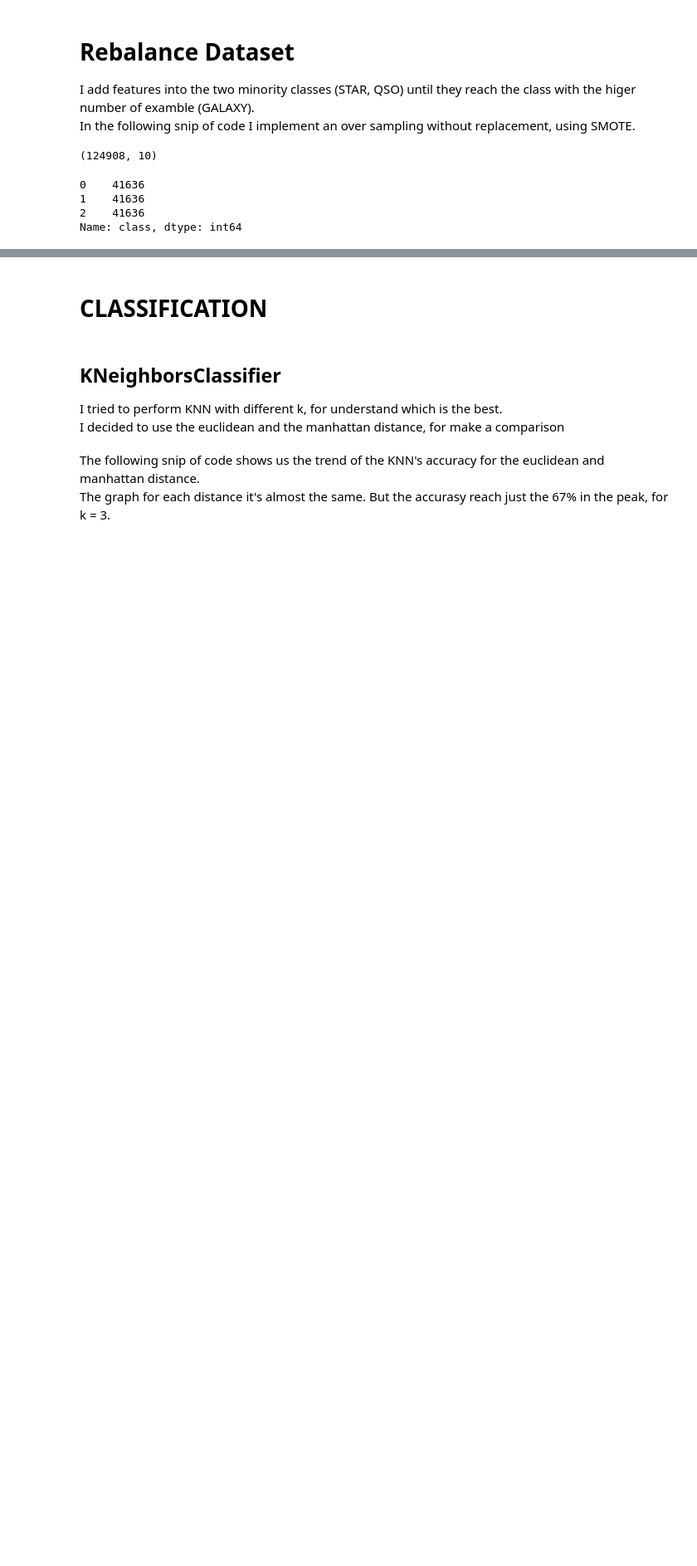
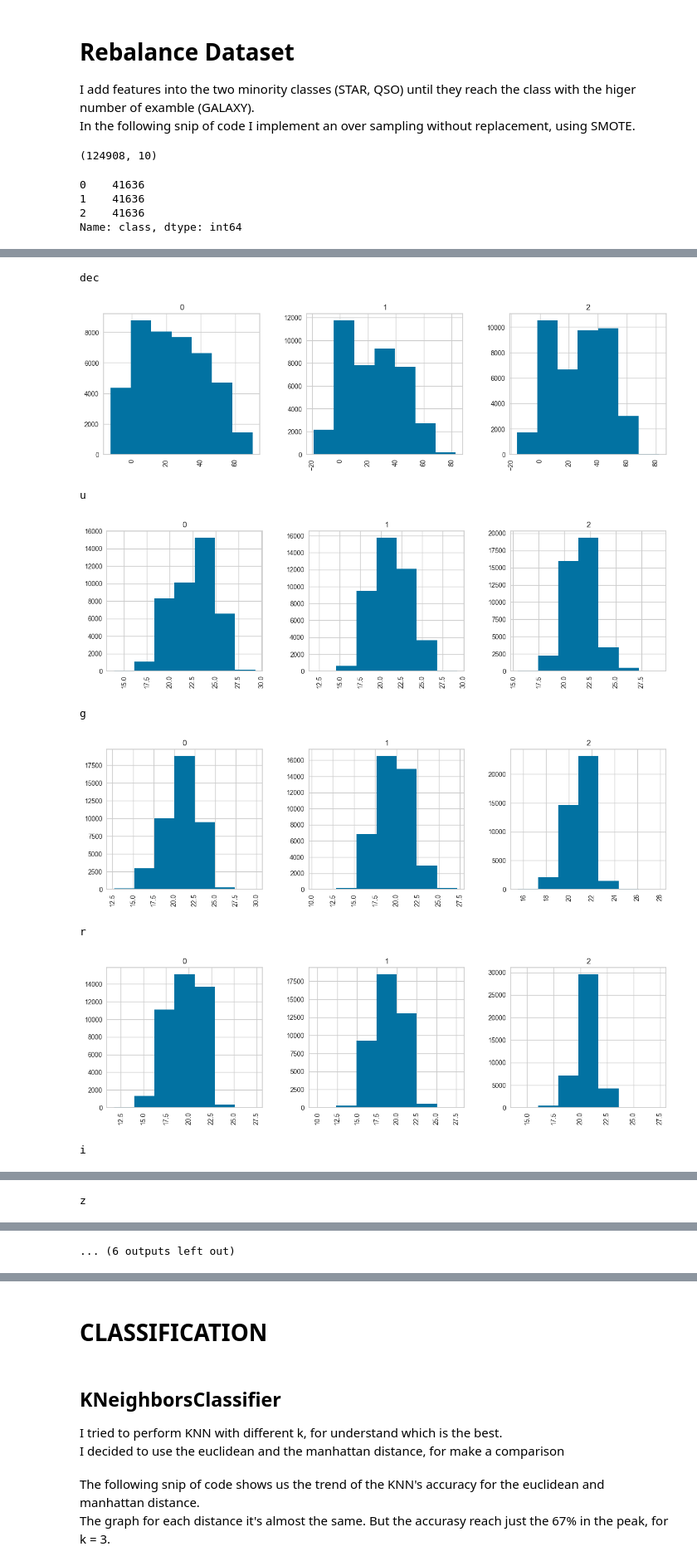
Before and after one commit to gabrielemarino-gm/StellarClassificator, a Jupyter notebook: project.ipynb, the cells around one changed output, grey strips where cells are left out. Shown at 83% size. Saved outputs shown, nothing was run; the diff lists cells and outputs as text; code cells hidden in the pictures; blank space fills up the shorter version.

```diff
--- a/project.ipynb
+++ b/project.ipynb
@@ -168,15 +214,14 @@ dfStarsNormalize['class'] = dfStarsNormalize['class'].replace({'GALAXY': 0, 'STA
 <h1>Split the dataset in training set and test set.</h1>
 # %%
 # Split the dataset into features and classs
-X = dfStarsNormalize.drop('class', axis=1)
-y = dfStarsNormalize['class']
+X = dfStars.drop('class', axis=1)
+y = dfStars['class']
 X.shape, y.shape
 # %% [output]
 ((100000, 17), (100000,))
 # %%
-X_train, X_test, y_train, y_test = train_test_split(X, y,
-                                                    test_size=0.3,
-                                                    random_state=0)
+X_train, X_test, y_train, y_test = train_test_split(X, y, test_size=0.3, random_state=0)
+
 print('Shape of the train and test set')
 print(X_train.shape) # type: ignore
 print(X_test.shape) # type: ignore
@@ -270,0 +318,16 @@ Name: class, dtype: int64
+# %%
+df_merged = pd.concat([X_train_after_balancing, y_train_after_balancing], axis=1)
+for att in X_train_after_balancing.columns[:-1]:  # type: ignore
+    df_merged.hist(column=att, by='class', bins = 7, figsize=(15,4),layout = (1,3))
+    print(att)
+    plt.show()
+# %% [output]
+dec
+[figure, added]
+u
+[figure, added]
+g
+[figure, added]
+r
+[figure, added]
+i
@@ -270,0 +335 @@ Name: class, dtype: int64
+z
@@ -270,0 +337 @@ Name: class, dtype: int64
+... (6 outputs left out)
```
Also changed, not shown: parts of 17 cells of this notebook, 2 other files.
